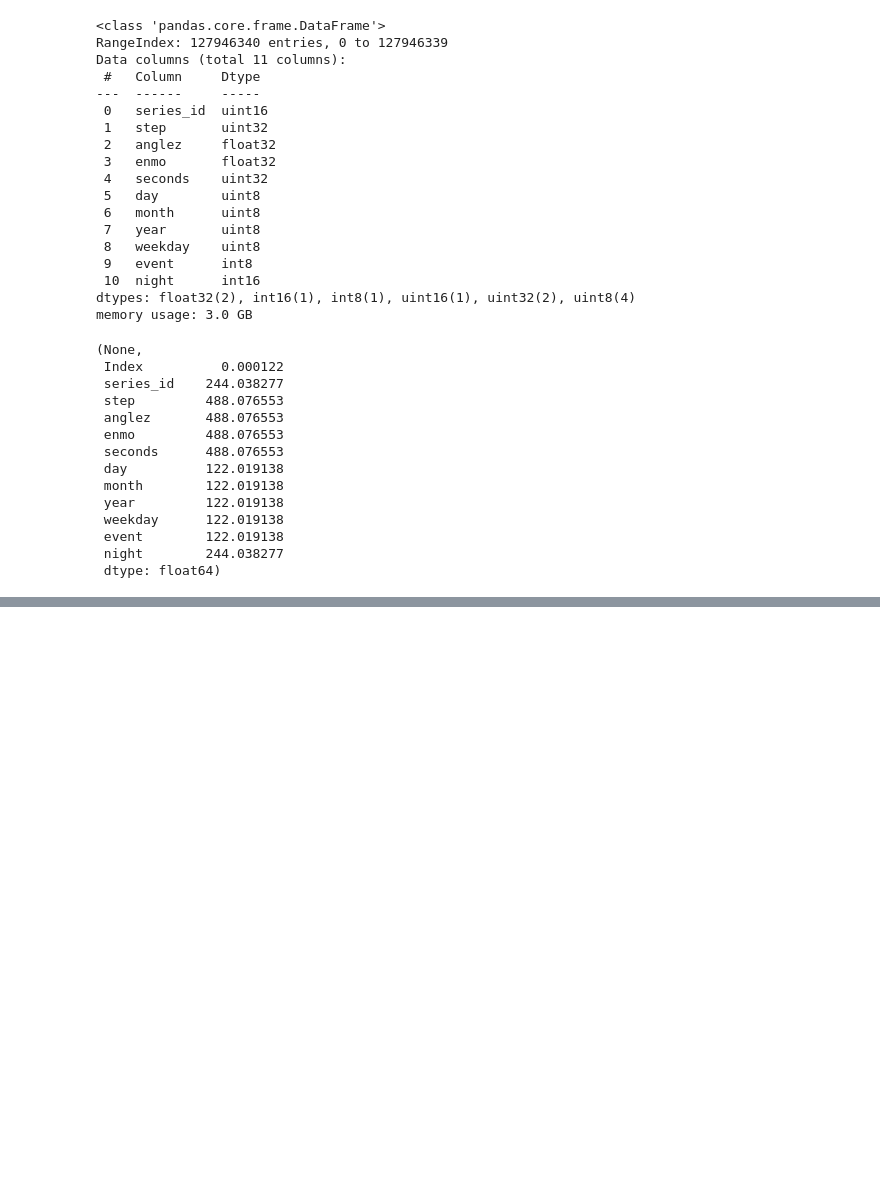
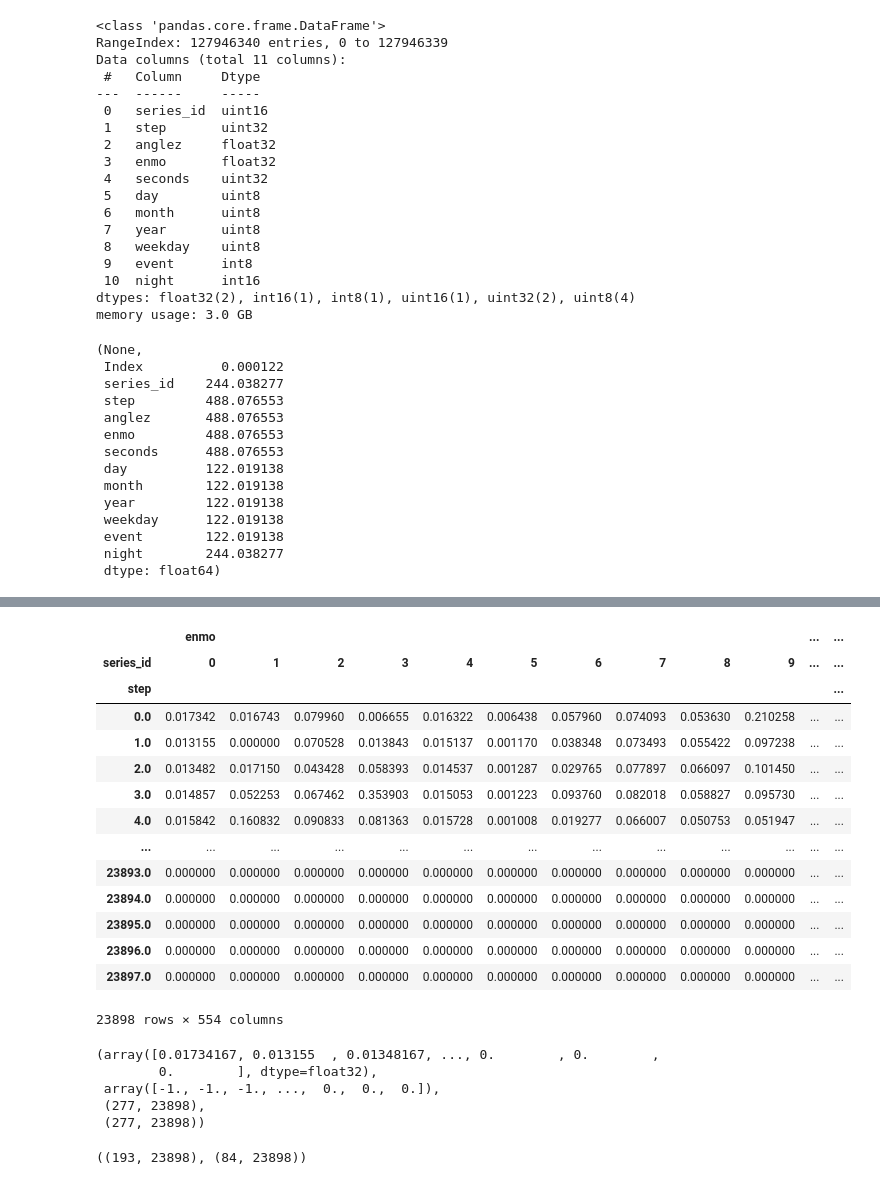
Before and after one commit to styx0r/detect_sleep_states, a Jupyter notebook: discovery.ipynb, the cells around one changed output, grey strips where cells are left out. Cells and saved outputs as stored; diff of their text form; code cells hidden in the pictures; blank space fills up the shorter version.

```diff
--- a/discovery.ipynb
+++ b/discovery.ipynb
@@ -108,0 +82,9 @@ plt.xlim(-10,10)
+# %%
+try:
+    merged_df = pd.read_parquet("merged.pqrt")
+except:
+    merged_df, mappings = import_data("data/train_series.parquet","data/train_events.csv" )
+    merged_df.to_parquet("merged.pqrt")
+merged_df
+merged_df["minute"] = merged_df["seconds"]//60
+merged_df["step"] = merged_df["step"]//60
@@ -108,0 +105,37 @@ plt.xlim(-10,10)
+# %%
+reduced_df = merged_df.groupby(["series_id", "year", "month", "day", "minute"]).mean()
+# %%
+train= reduced_df.pivot_table(index=["step"], columns="series_id", values=["enmo","event"]).fillna(0)
+# %%
+train
+# %% [output]
+|  | enmo |  |  |  |  |  |  |  |  |  | ... | ... |
+| series_id | 0 | 1 | 2 | 3 | 4 | 5 | 6 | 7 | 8 | 9 | ... | ... |
+| step |  |  |  |  |  |  |  |  |  |  |  | ... |
+| 0.0 | 0.017342 | 0.016743 | 0.079960 | 0.006655 | 0.016322 | 0.006438 | 0.057960 | 0.074093 | 0.053630 | 0.210258 | ... | ... |
+| 1.0 | 0.013155 | 0.000000 | 0.070528 | 0.013843 | 0.015137 | 0.001170 | 0.038348 | 0.073493 | 0.055422 | 0.097238 | ... | ... |
+| 2.0 | 0.013482 | 0.017150 | 0.043428 | 0.058393 | 0.014537 | 0.001287 | 0.029765 | 0.077897 | 0.066097 | 0.101450 | ... | ... |
+| 3.0 | 0.014857 | 0.052253 | 0.067462 | 0.353903 | 0.015053 | 0.001223 | 0.093760 | 0.082018 | 0.058827 | 0.095730 | ... | ... |
+| 4.0 | 0.015842 | 0.160832 | 0.090833 | 0.081363 | 0.015728 | 0.001008 | 0.019277 | 0.066007 | 0.050753 | 0.051947 | ... | ... |
+| ... | ... | ... | ... | ... | ... | ... | ... | ... | ... | ... | ... | ... |
+| 23893.0 | 0.000000 | 0.000000 | 0.000000 | 0.000000 | 0.000000 | 0.000000 | 0.000000 | 0.000000 | 0.000000 | 0.000000 | ... | ... |
+| 23894.0 | 0.000000 | 0.000000 | 0.000000 | 0.000000 | 0.000000 | 0.000000 | 0.000000 | 0.000000 | 0.000000 | 0.000000 | ... | ... |
+| 23895.0 | 0.000000 | 0.000000 | 0.000000 | 0.000000 | 0.000000 | 0.000000 | 0.000000 | 0.000000 | 0.000000 | 0.000000 | ... | ... |
+| 23896.0 | 0.000000 | 0.000000 | 0.000000 | 0.000000 | 0.000000 | 0.000000 | 0.000000 | 0.000000 | 0.000000 | 0.000000 | ... | ... |
+| 23897.0 | 0.000000 | 0.000000 | 0.000000 | 0.000000 | 0.000000 | 0.000000 | 0.000000 | 0.000000 | 0.000000 | 0.000000 | ... | ... |
+23898 rows × 554 columns
+# %%
+x = train["enmo"].T.values
+y = train["event"].T.values
+x[0], y[0], x.shape, y.shape
+# %% [output]
+(array([0.01734167, 0.013155  , 0.01348167, ..., 0.        , 0.        ,
+        0.        ], dtype=float32),
+ array([-1., -1., -1., ...,  0.,  0.,  0.]),
+ (277, 23898),
+ (277, 23898))
+# %%
+x_train, x_test, y_train, y_test = train_test_split(train["enmo"].T.values,train["event"].T.values, test_size=0.3)
+x_train.shape, x_test.shape
+# %% [output]
+((193, 23898), (84, 23898))
```
Also changed, not shown: parts of 20 cells of this notebook.
